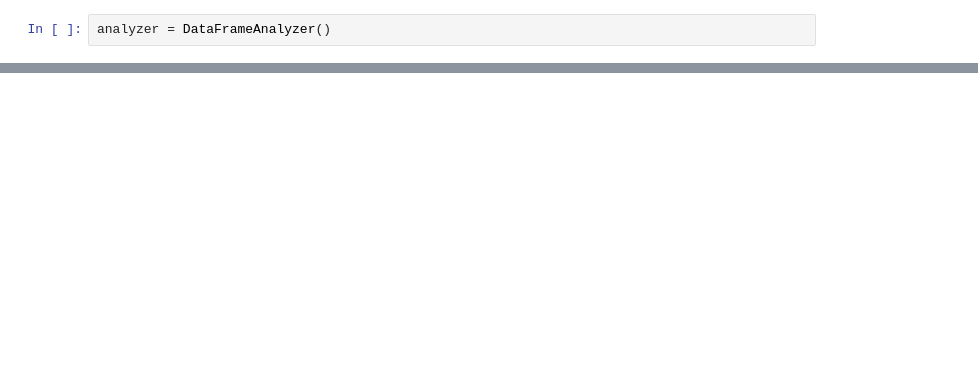
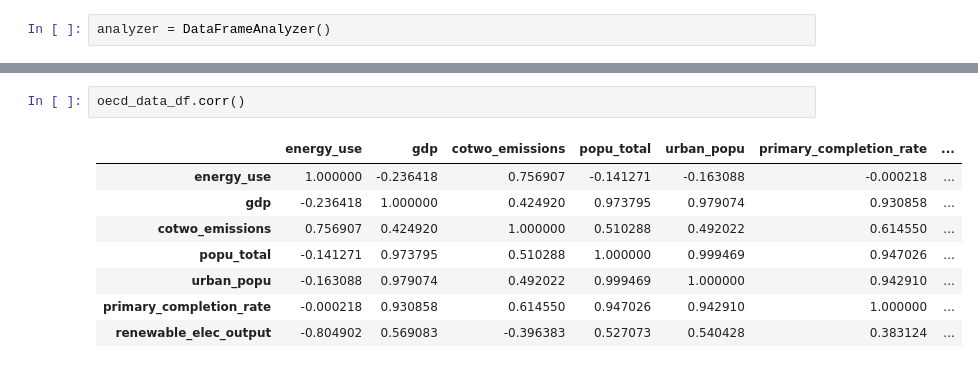
Before and after one commit to JuanRobledo12/Decision_Sciencies_Practical_Exam, a Jupyter notebook: q1.ipynb, the cells around one changed output, grey strips where cells are left out. Drawn from its saved outputs; the diff is of its cells as text; blank space fills up the shorter version.

```diff
--- a/q1.ipynb
+++ b/q1.ipynb
@@ -180,0 +325,11 @@ None
+# %%
+oecd_data_df.corr()
+# %% [output]
+|  | energy_use | gdp | cotwo_emissions | popu_total | urban_popu | primary_completion_rate | ... |
+| energy_use | 1.000000 | -0.236418 | 0.756907 | -0.141271 | -0.163088 | -0.000218 | ... |
+| gdp | -0.236418 | 1.000000 | 0.424920 | 0.973795 | 0.979074 | 0.930858 | ... |
+| cotwo_emissions | 0.756907 | 0.424920 | 1.000000 | 0.510288 | 0.492022 | 0.614550 | ... |
+| popu_total | -0.141271 | 0.973795 | 0.510288 | 1.000000 | 0.999469 | 0.947026 | ... |
+| urban_popu | -0.163088 | 0.979074 | 0.492022 | 0.999469 | 1.000000 | 0.942910 | ... |
+| primary_completion_rate | -0.000218 | 0.930858 | 0.614550 | 0.947026 | 0.942910 | 1.000000 | ... |
+| renewable_elec_output | -0.804902 | 0.569083 | -0.396383 | 0.527073 | 0.540428 | 0.383124 | ... |
```
Also changed, not shown: parts of 32 cells of this notebook, 6 other files.
